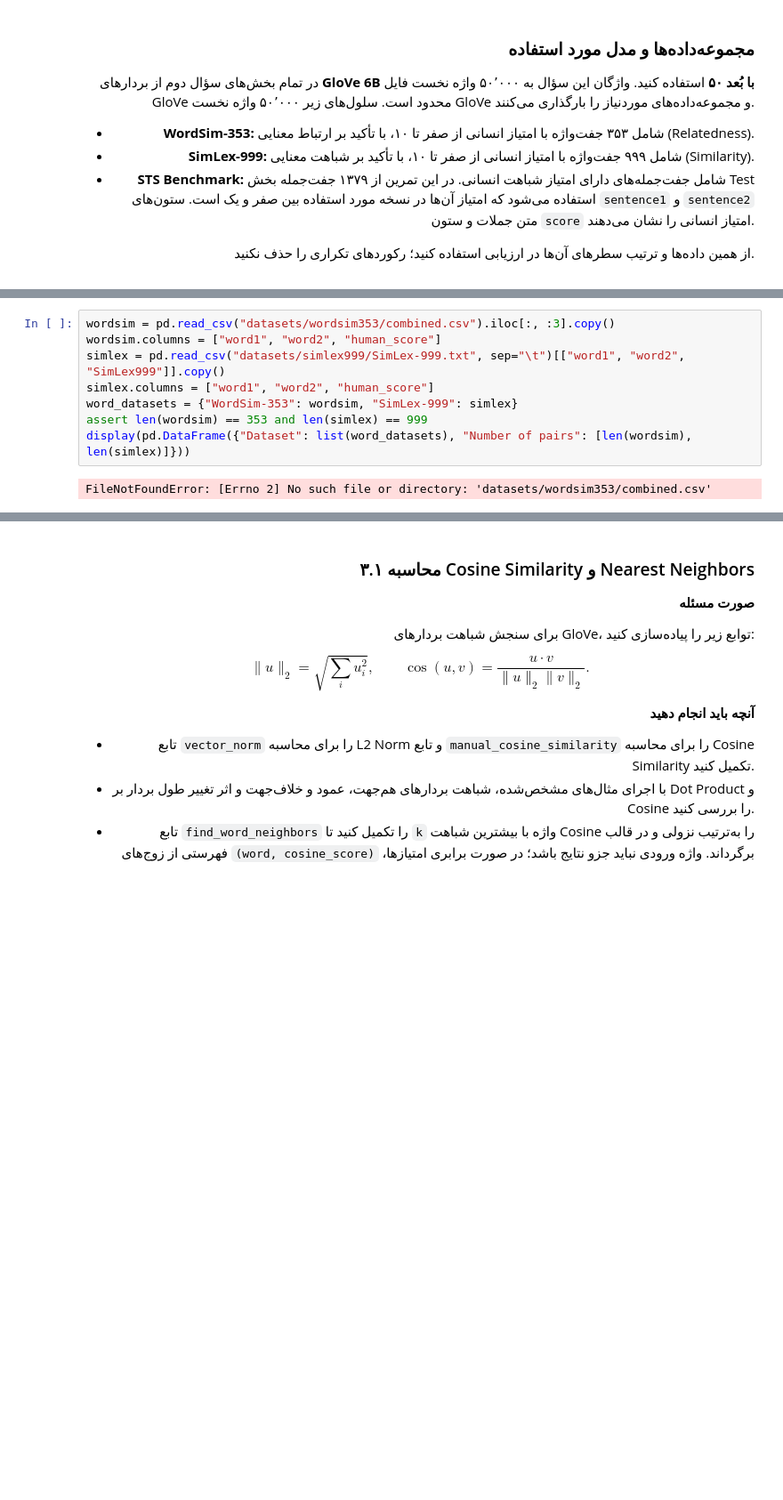
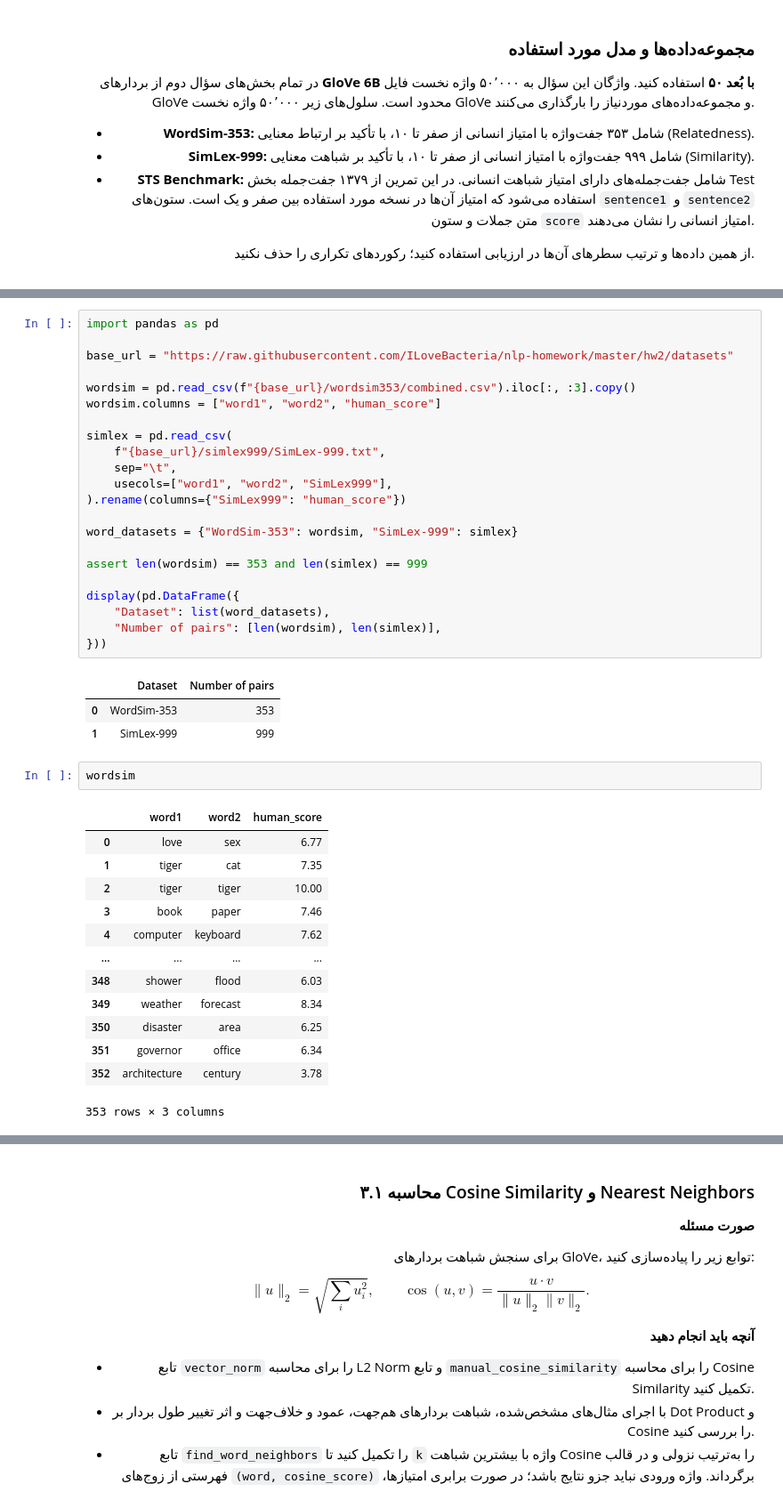
Before and after one commit to ILoveBacteria/nlp-homework, a Jupyter notebook: hw2/NLP_CA2.ipynb, the cells around one changed output, grey strips where cells are left out. Shown at 89% size. Cells and saved outputs as stored; diff of their text form; blank space fills up the shorter version.

```diff
--- a/hw2/NLP_CA2.ipynb
+++ b/hw2/NLP_CA2.ipynb
@@ -1955,12 +1984,44 @@ print("Embedding dimension:", len(next(iter(similarity_embeddings.values()))))
 Vocabulary size: 50000
 Embedding dimension: 50
 # %%
-wordsim = pd.read_csv("datasets/wordsim353/combined.csv").iloc[:, :3].copy()
+import pandas as pd
+
+base_url = "https://raw.githubusercontent.com/ILoveBacteria/nlp-homework/master/hw2/datasets"
+
+wordsim = pd.read_csv(f"{base_url}/wordsim353/combined.csv").iloc[:, :3].copy()
 wordsim.columns = ["word1", "word2", "human_score"]
-simlex = pd.read_csv("datasets/simlex999/SimLex-999.txt", sep="\t")[["word1", "word2", "SimLex999"]].copy()
-simlex.columns = ["word1", "word2", "human_score"]
+
+simlex = pd.read_csv(
+    f"{base_url}/simlex999/SimLex-999.txt",
+    sep="\t",
+    usecols=["word1", "word2", "SimLex999"],
+).rename(columns={"SimLex999": "human_score"})
+
 word_datasets = {"WordSim-353": wordsim, "SimLex-999": simlex}
+
 assert len(wordsim) == 353 and len(simlex) == 999
-display(pd.DataFrame({"Dataset": list(word_datasets), "Number of pairs": [len(wordsim), len(simlex)]}))
+
+display(pd.DataFrame({
+    "Dataset": list(word_datasets),
+    "Number of pairs": [len(wordsim), len(simlex)],
+}))
 # %% [output]
-FileNotFoundError: [Errno 2] No such file or directory: 'datasets/wordsim353/combined.csv'
+|  | Dataset | Number of pairs |
+| 0 | WordSim-353 | 353 |
+| 1 | SimLex-999 | 999 |
+# %%
+wordsim
+# %% [output]
+|  | word1 | word2 | human_score |
+| 0 | love | sex | 6.77 |
+| 1 | tiger | cat | 7.35 |
+| 2 | tiger | tiger | 10.00 |
+| 3 | book | paper | 7.46 |
+| 4 | computer | keyboard | 7.62 |
+| ... | ... | ... | ... |
+| 348 | shower | flood | 6.03 |
+| 349 | weather | forecast | 8.34 |
+| 350 | disaster | area | 6.25 |
+| 351 | governor | office | 6.34 |
+| 352 | architecture | century | 3.78 |
+353 rows × 3 columns
```
Also changed, not shown: parts of 13 cells of this notebook.
